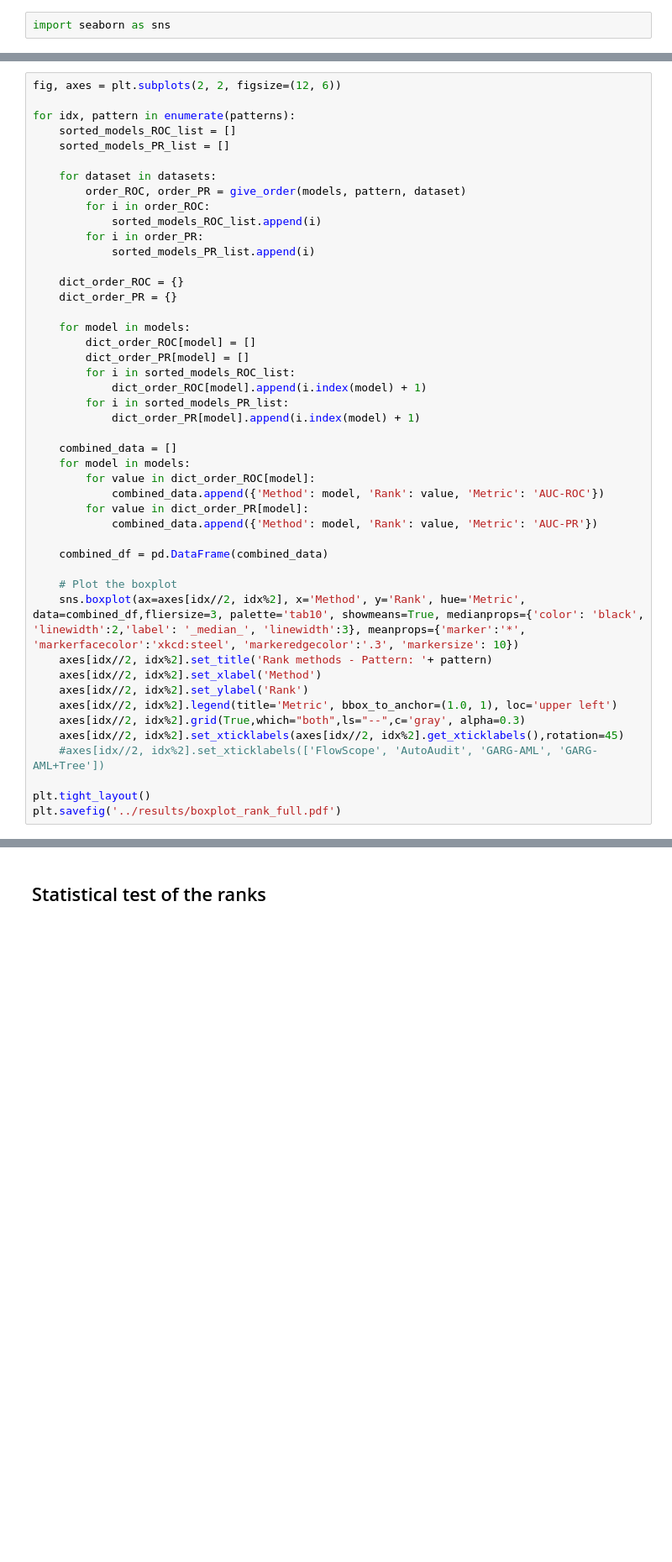
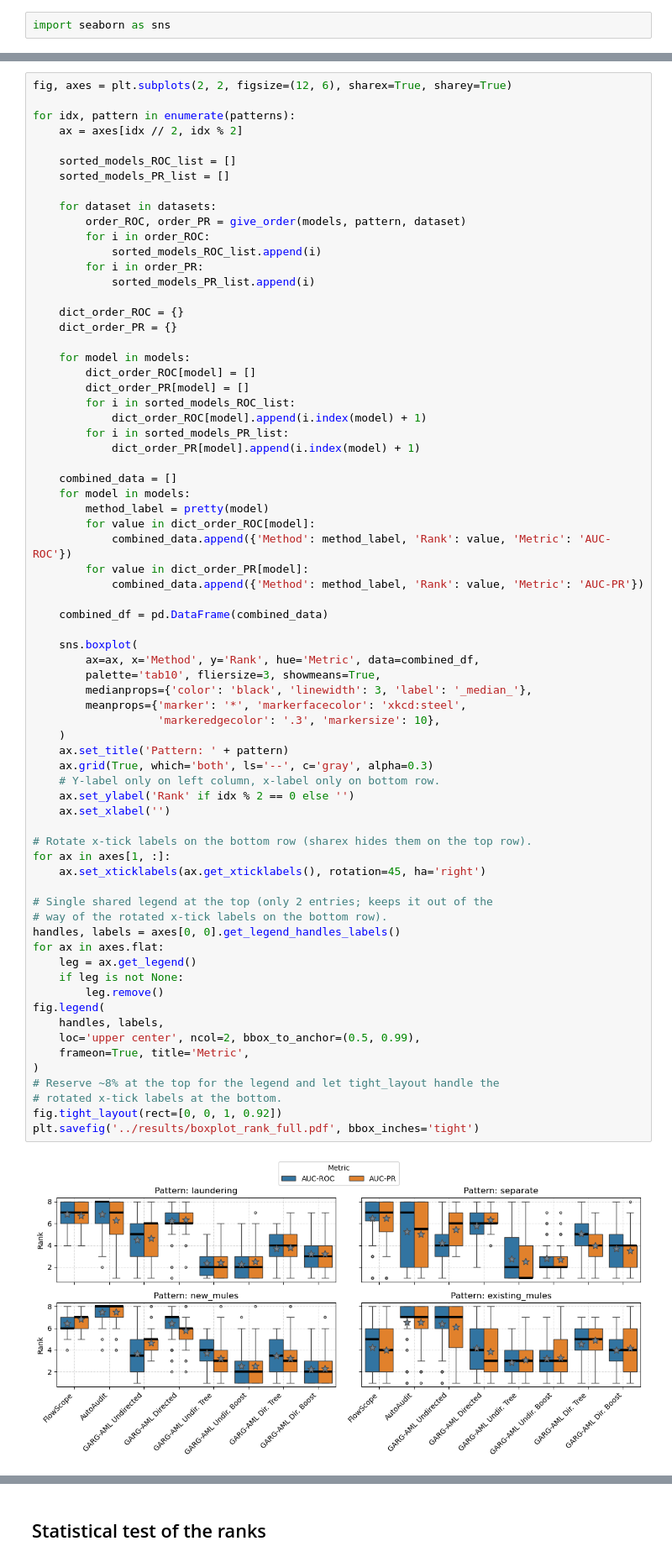
Before and after one commit to B-Deprez/GARG-AML, a Jupyter notebook: notebooks/VisualisationResults.ipynb, the cells around one changed output, grey strips where cells are left out. Shown at 84% size. Drawn from its saved outputs; the diff is of its cells as text; blank space fills up the shorter version.

```diff
--- a/notebooks/VisualisationResults.ipynb
+++ b/notebooks/VisualisationResults.ipynb
@@ -360,51 +465,77 @@ def give_order(models, pattern, dataset):
 
     return sorted_models_ROC, sorted_models_PR
 # %%
-fig, axes = plt.subplots(2, 2, figsize=(12, 6))
+fig, axes = plt.subplots(2, 2, figsize=(12, 6), sharex=True, sharey=True)
 
 for idx, pattern in enumerate(patterns):
+    ax = axes[idx // 2, idx % 2]
+
     sorted_models_ROC_list = []
     sorted_models_PR_list = []
 
     for dataset in datasets:
         order_ROC, order_PR = give_order(models, pattern, dataset)
         for i in order_ROC:
             sorted_models_ROC_list.append(i)
         for i in order_PR:
             sorted_models_PR_list.append(i)
 
     dict_order_ROC = {}
     dict_order_PR = {}
 
     for model in models:
         dict_order_ROC[model] = []
         dict_order_PR[model] = []
         for i in sorted_models_ROC_list:
             dict_order_ROC[model].append(i.index(model) + 1)
         for i in sorted_models_PR_list:
             dict_order_PR[model].append(i.index(model) + 1)
 
     combined_data = []
     for model in models:
+        method_label = pretty(model)
         for value in dict_order_ROC[model]:
-            combined_data.append({'Method': model, 'Rank': value, 'Metric': 'AUC-ROC'})
+            combined_data.append({'Method': method_label, 'Rank': value, 'Metric': 'AUC-ROC'})
         for value in dict_order_PR[model]:
-            combined_data.append({'Method': model, 'Rank': value, 'Metric': 'AUC-PR'})
+            combined_data.append({'Method': method_label, 'Rank': value, 'Metric': 'AUC-PR'})
 
     combined_df = pd.DataFrame(combined_data)
 
-    # Plot the boxplot
-    sns.boxplot(ax=axes[idx//2, idx%2], x='Method', y='Rank', hue='Metric', data=combined_df,fliersize=3, palette='tab10', showmeans=True, medianprops={'color': 'black', 'linewidth':2,'label': '_median_', 'linewidth':3}, meanprops={'marker':'*', 'markerfacecolor':'xkcd:steel', 'markeredgecolor':'.3', 'markersize': 10})
-    axes[idx//2, idx%2].set_title('Rank methods - Pattern: '+ pattern)
-    axes[idx//2, idx%2].set_xlabel('Method')
-    axes[idx//2, idx%2].set_ylabel('Rank')
-    axes[idx//2, idx%2].legend(title='Metric', bbox_to_anchor=(1.0, 1), loc='upper left')
-    axes[idx//2, idx%2].grid(True,which="both",ls="--",c='gray', alpha=0.3)
-    axes[idx//2, idx%2].set_xticklabels(axes[idx//2, idx%2].get_xticklabels(),rotation=45)
-    #axes[idx//2, idx%2].set_xticklabels(['FlowScope', 'AutoAudit', 'GARG-AML', 'GARG-AML+Tree'])
+    sns.boxplot(
+        ax=ax, x='Method', y='Rank', hue='Metric', data=combined_df,
+        palette='tab10', fliersize=3, showmeans=True,
+        medianprops={'color': 'black', 'linewidth': 3, 'label': '_median_'},
+        meanprops={'marker': '*', 'markerfacecolor': 'xkcd:steel',
+                   'markeredgecolor': '.3', 'markersize': 10},
+    )
+    ax.set_title('Pattern: ' + pattern)
+    ax.grid(True, which='both', ls='--', c='gray', alpha=0.3)
+    # Y-label only on left column, x-label only on bottom row.
+    ax.set_ylabel('Rank' if idx % 2 == 0 else '')
+    ax.set_xlabel('')
 
-plt.tight_layout()
-plt.savefig('../results/boxplot_rank_full.pdf')
+# Rotate x-tick labels on the bottom row (sharex hides them on the top row).
+for ax in axes[1, :]:
+    ax.set_xticklabels(ax.get_xticklabels(), rotation=45, ha='right')
+
+# Single shared legend at the top (only 2 entries; keeps it out of the
+# way of the rotated x-tick labels on the bottom row).
+handles, labels = axes[0, 0].get_legend_handles_labels()
+for ax in axes.flat:
+    leg = ax.get_legend()
+    if leg is not None:
+        leg.remove()
+fig.legend(
+    handles, labels,
+    loc='upper center', ncol=2, bbox_to_anchor=(0.5, 0.99),
+    frameon=True, title='Metric',
+)
+# Reserve ~8% at the top for the legend and let tight_layout handle the
+# rotated x-tick labels at the bottom.
+fig.tight_layout(rect=[0, 0, 1, 0.92])
+plt.savefig('../results/boxplot_rank_full.pdf', bbox_inches='tight')
+# %% [output]
+[figure, added]
 # %%
 for n_nodes in n_nodes_list:
     datasets_nodes = [dataset for dataset in datasets if dataset.split('_')[2] == str(n_nodes)]
```
Also changed, not shown: parts of 33 cells of this notebook, 3 other files.
